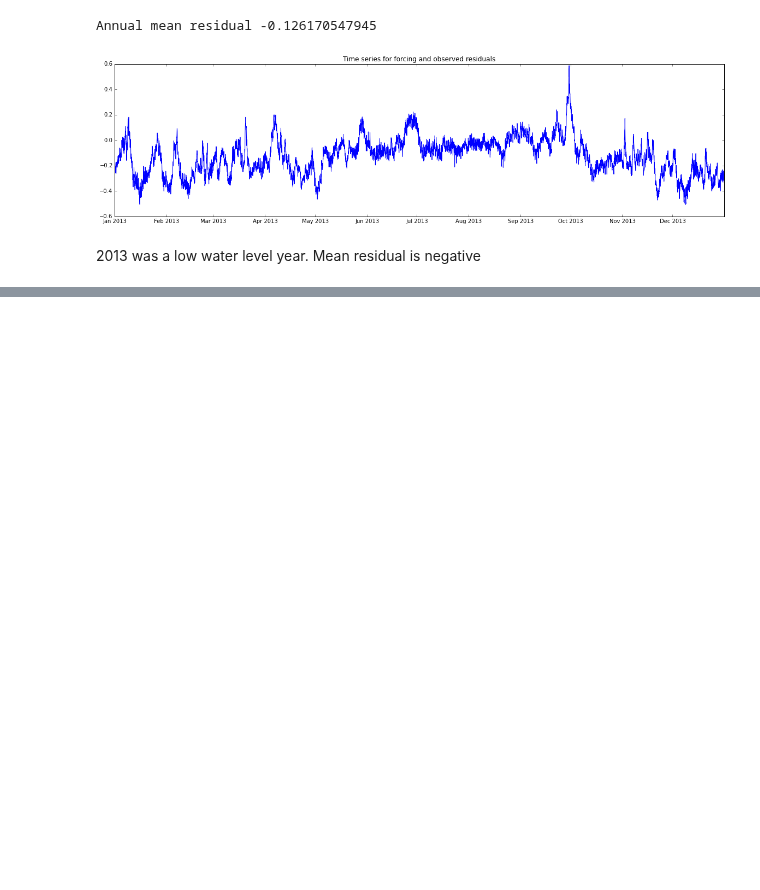
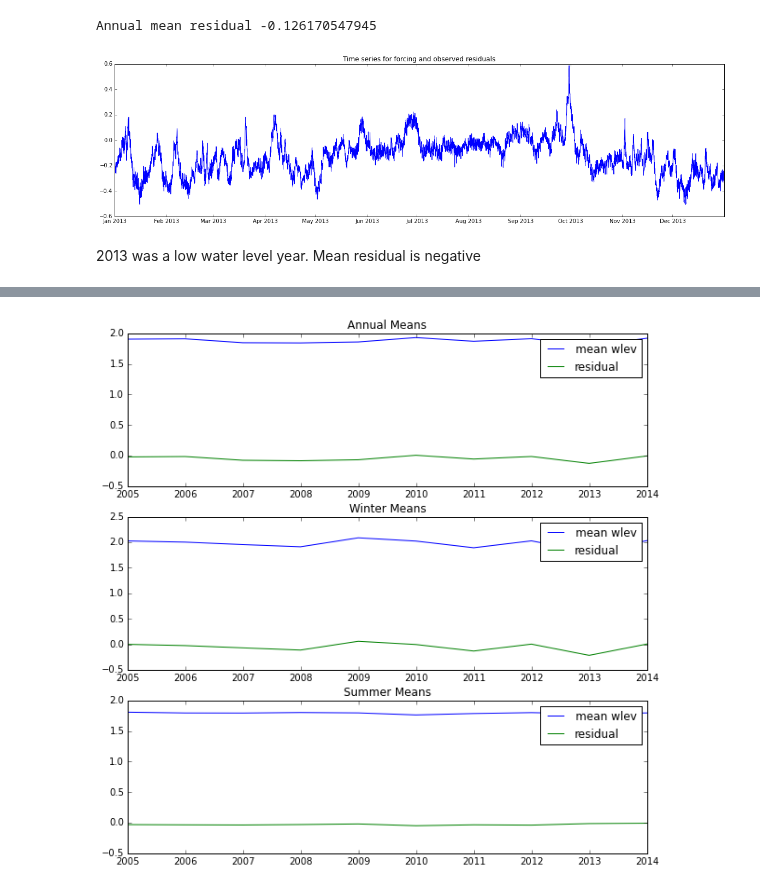
Before and after one commit to SalishSeaCast/tools, a Jupyter notebook: SalishSeaTools/salishsea_tools/nowcast/TofinoWaterLevels.ipynb, the cells around one changed output, grey strips where cells are left out. Drawn from its saved outputs; the diff is of its cells as text; code cells hidden in the pictures; blank space fills up the shorter version.

Commit message:
seasonal residuals

```diff
--- a/SalishSeaTools/salishsea_tools/nowcast/TofinoWaterLevels.ipynb
+++ b/SalishSeaTools/salishsea_tools/nowcast/TofinoWaterLevels.ipynb
@@ -361,0 +364,2 @@ Annual mean residual -0.126170547945
+# %%
+res={}
@@ -361,0 +471,30 @@ Annual mean residual -0.126170547945
+# %%
+fig,axs=plt.subplots(3,1,figsize=(10,10))
+
+
+yrs = np.arange(2005,2015,1)
+key='Neah Bay'
+
+ax=axs[0]
+ax.plot(yrs,means_ann[key], c='b',label ='mean wlev')
+ax.plot(yrs,res['annual'], c='g',label ='residual')
+ax.set_title('Annual Means')
+
+ax=axs[1]
+ax.plot(yrs,means_winter[key], c='b',label ='mean wlev')
+ax.plot(yrs,res['winter'], c='g',label ='residual')
+ax.set_title('Winter Means')
+
+ax=axs[2]
+ax.plot(yrs,means_summer[key], c='b',label ='mean wlev')
+ax.plot(yrs,res['summer'], c='g',label ='residual')
+ax.set_title('Summer Means')
+
+x_formatter = matplotlib.ticker.ScalarFormatter(useOffset=False)
+
+for ax in axs:
+    ax.xaxis.set_major_formatter(x_formatter)
+    #ax.set_ylim([1.7,2.4])
+    ax.legend()
+# %% [output]
+[figure, added]
```
Also changed, not shown: parts of 7 cells of this notebook.
